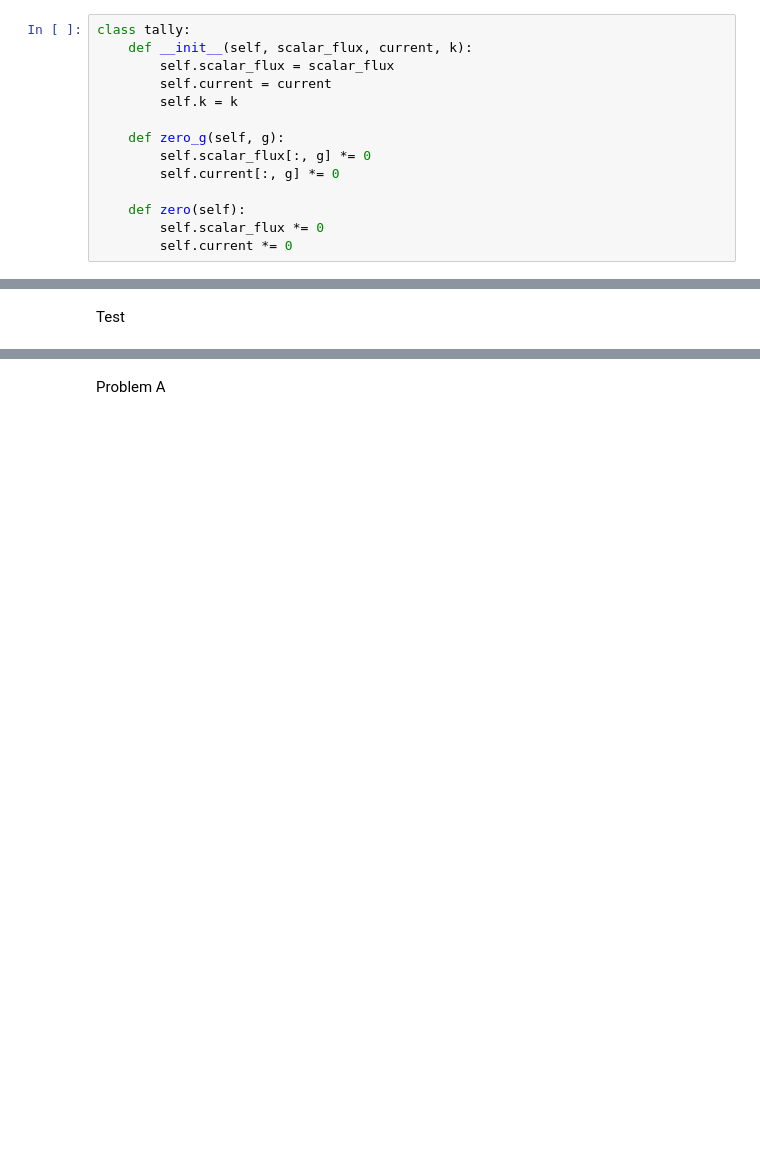
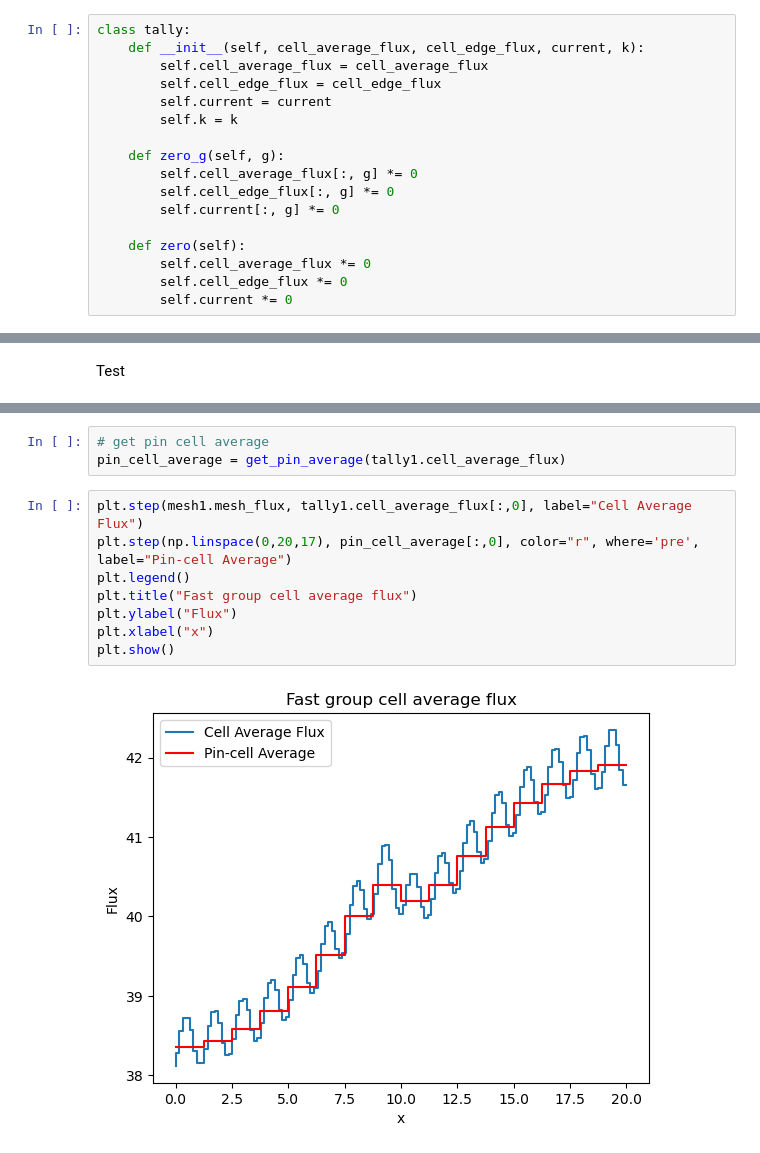
Before and after one commit to massimolarsen/Step-Characteristic-1D, a Jupyter notebook: stepcharacteristics.ipynb, the cells around one changed output, grey strips where cells are left out. Drawn from its saved outputs; the diff is of its cells as text; blank space fills up the shorter version.

Commit message:
added plotting

```diff
--- a/stepcharacteristics.ipynb
+++ b/stepcharacteristics.ipynb
@@ -19,17 +19,20 @@ class source:
         self.fission = fission
 # %%
 class tally:
-    def __init__(self, scalar_flux, current, k):
-        self.scalar_flux = scalar_flux
+    def __init__(self, cell_average_flux, cell_edge_flux, current, k):
+        self.cell_average_flux = cell_average_flux
+        self.cell_edge_flux = cell_edge_flux
         self.current = current
         self.k = k
 
     def zero_g(self, g):
-        self.scalar_flux[:, g] *= 0
+        self.cell_average_flux[:, g] *= 0
+        self.cell_edge_flux[:, g] *= 0
         self.current[:, g] *= 0
 
     def zero(self):
-        self.scalar_flux *= 0
+        self.cell_average_flux *= 0
+        self.cell_edge_flux *= 0
         self.current *= 0
 # %%
 class material:
@@ -380,2 +461,13 @@ main_loop()
-# %% [markdown]
-Problem A
+# %%
+# get pin cell average
+pin_cell_average = get_pin_average(tally1.cell_average_flux)
+# %%
+plt.step(mesh1.mesh_flux, tally1.cell_average_flux[:,0], label="Cell Average Flux")
+plt.step(np.linspace(0,20,17), pin_cell_average[:,0], color="r", where='pre', label="Pin-cell Average")
+plt.legend()
+plt.title("Fast group cell average flux")
+plt.ylabel("Flux")
+plt.xlabel("x")
+plt.show()
+# %% [output]
+[figure, added]
```
Also changed, not shown: parts of 27 cells of this notebook.
